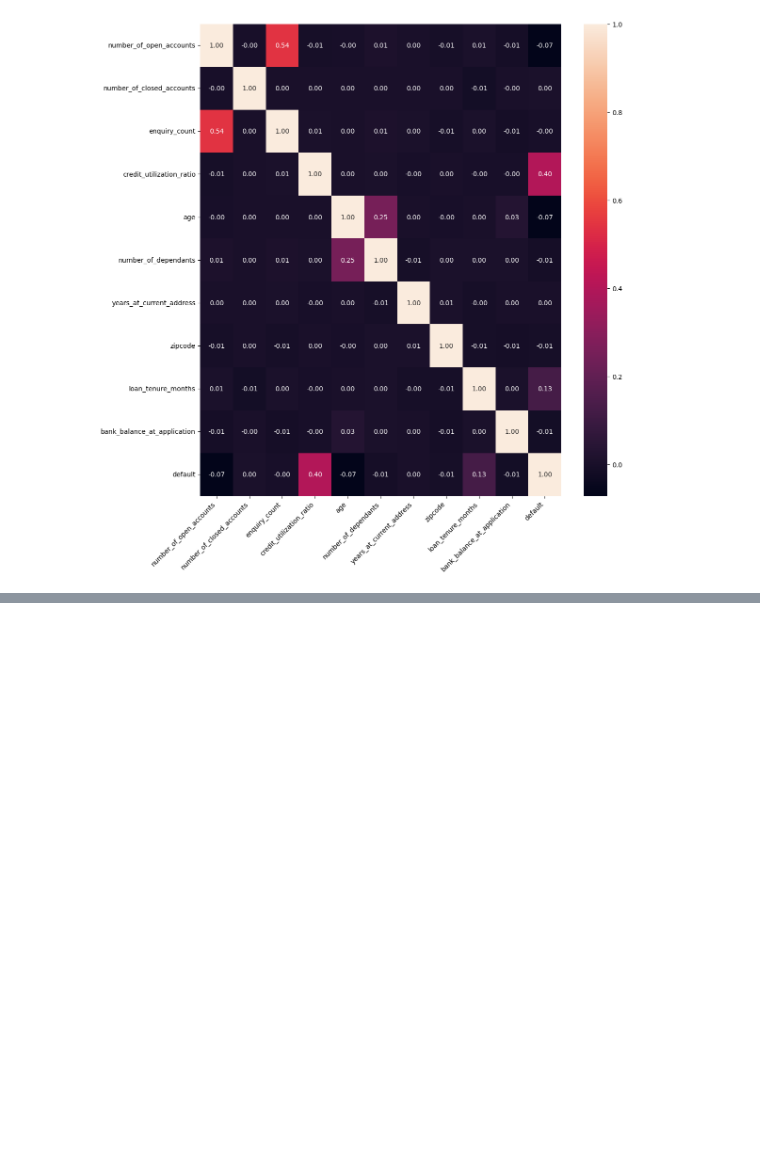
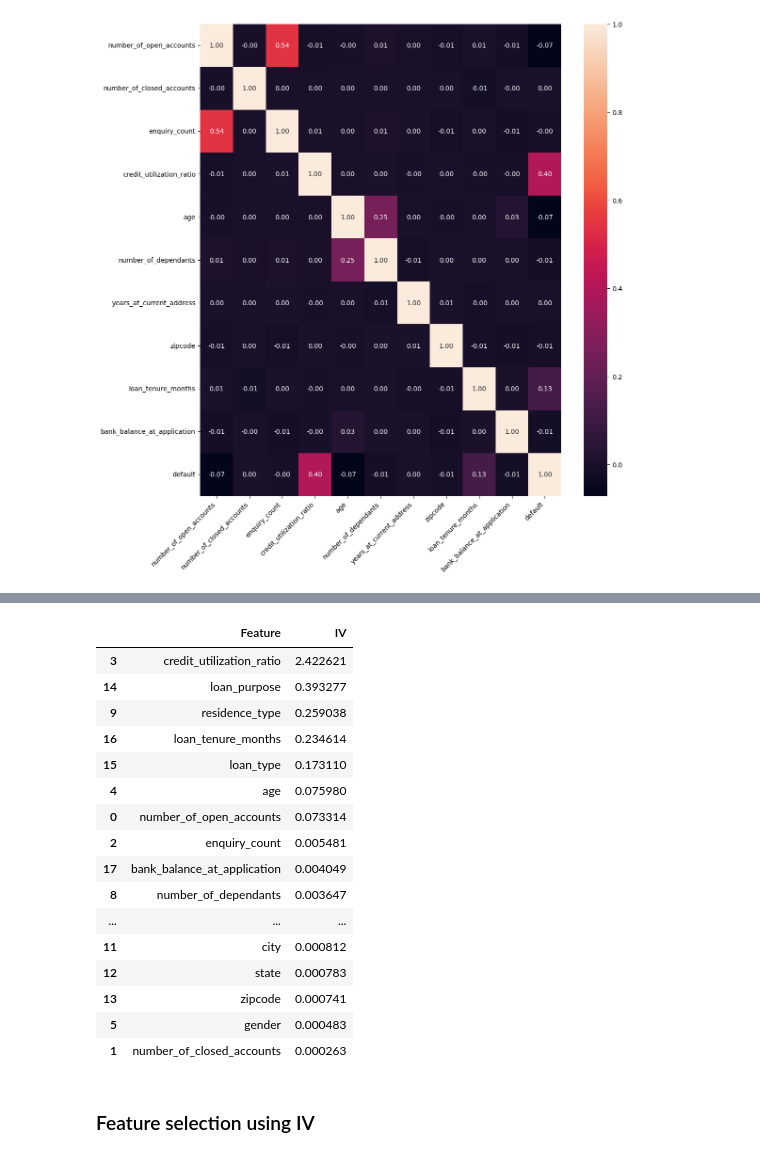
Before and after one commit to rupeshkumarp/credit_risk_analysis, a Jupyter notebook: data_preprocessing_and_eda.ipynb, the cells around one changed output, grey strips where cells are left out. Saved outputs shown, nothing was run; the diff lists cells and outputs as text; code cells hidden in the pictures; blank space fills up the shorter version.

Commit message:
feature selection using IV and  feature encoded

```diff
--- a/data_preprocessing_and_eda.ipynb
+++ b/data_preprocessing_and_eda.ipynb
@@ -671,0 +731,13 @@ Since there is not much difference between XGB and Logistic, we will choose Logi
+# %%
+iv_values = {}
+
+for feature in X_train_1.columns:
+   if X_train_1[feature].dtype=='object':
+      _,iv = calculate_woe_iv(pd.concat([X_train_1,y_train],axis=1), feature, 'default')
+
+   else:
+      x_binned=pd.cut(X_train_1[feature], bins=10, labels=False)
+      _,iv = calculate_woe_iv(pd.concat([x_binned,y_train],axis=1),feature, 'default')
+   iv_values[feature] = iv
+
+iv_values
@@ -671,0 +763,23 @@ Since there is not much difference between XGB and Logistic, we will choose Logi
+# %%
+iv_df=pd.DataFrame(list(iv_values.items()), columns=['Feature', 'IV']).sort_values(by='IV', ascending=False)
+iv_df
+# %% [output]
+|  | Feature | IV |
+| 3 | credit_utilization_ratio | 2.422621 |
+| 14 | loan_purpose | 0.393277 |
+| 9 | residence_type | 0.259038 |
+| 16 | loan_tenure_months | 0.234614 |
+| 15 | loan_type | 0.173110 |
+| 4 | age | 0.075980 |
+| 0 | number_of_open_accounts | 0.073314 |
+| 2 | enquiry_count | 0.005481 |
+| 17 | bank_balance_at_application | 0.004049 |
+| 8 | number_of_dependants | 0.003647 |
+| ... | ... | ... |
+| 11 | city | 0.000812 |
+| 12 | state | 0.000783 |
+| 13 | zipcode | 0.000741 |
+| 5 | gender | 0.000483 |
+| 1 | number_of_closed_accounts | 0.000263 |
+# %% [markdown]
+### Feature selection using IV
```
Also changed, not shown: parts of 16 cells of this notebook.
